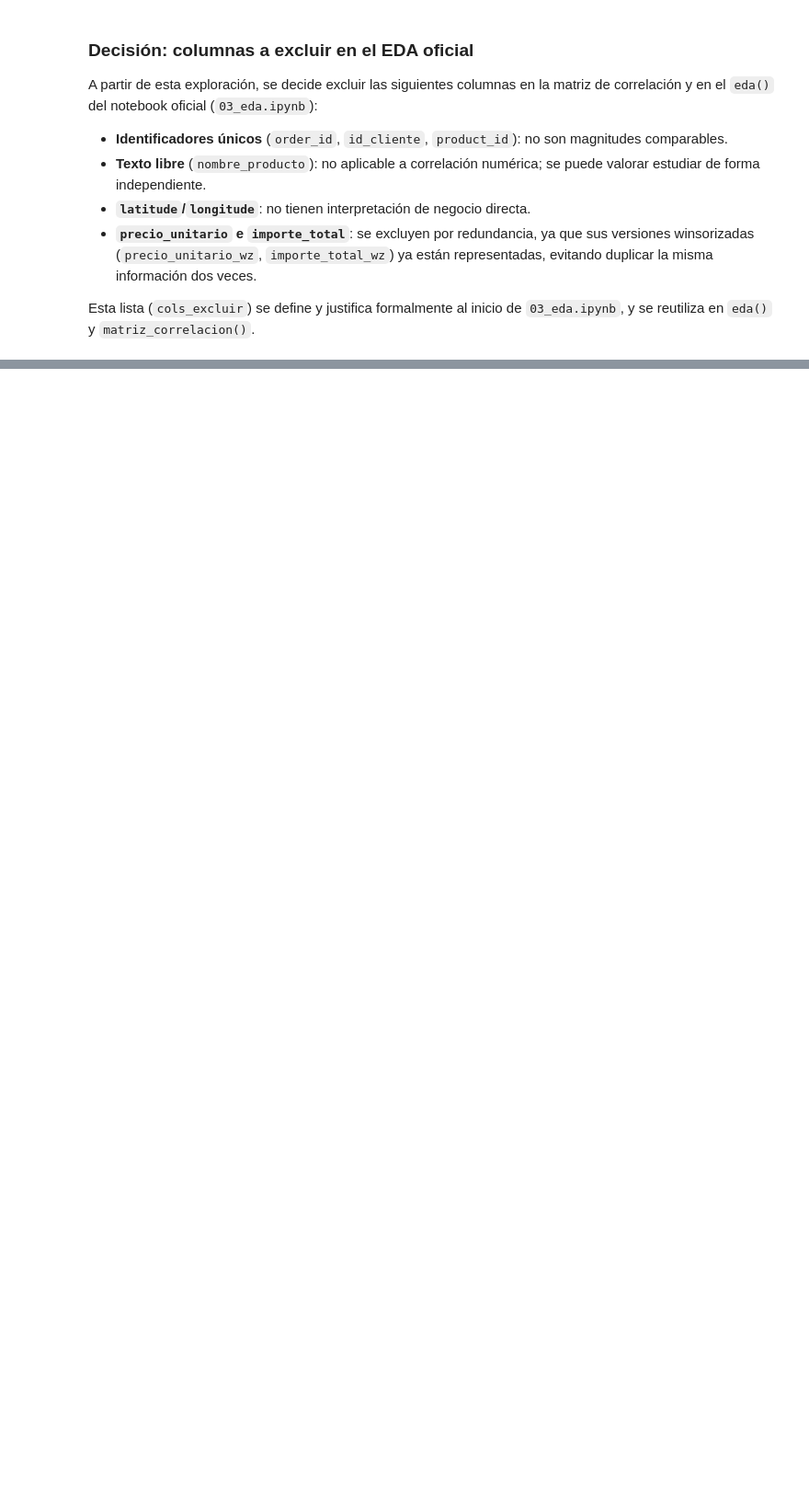
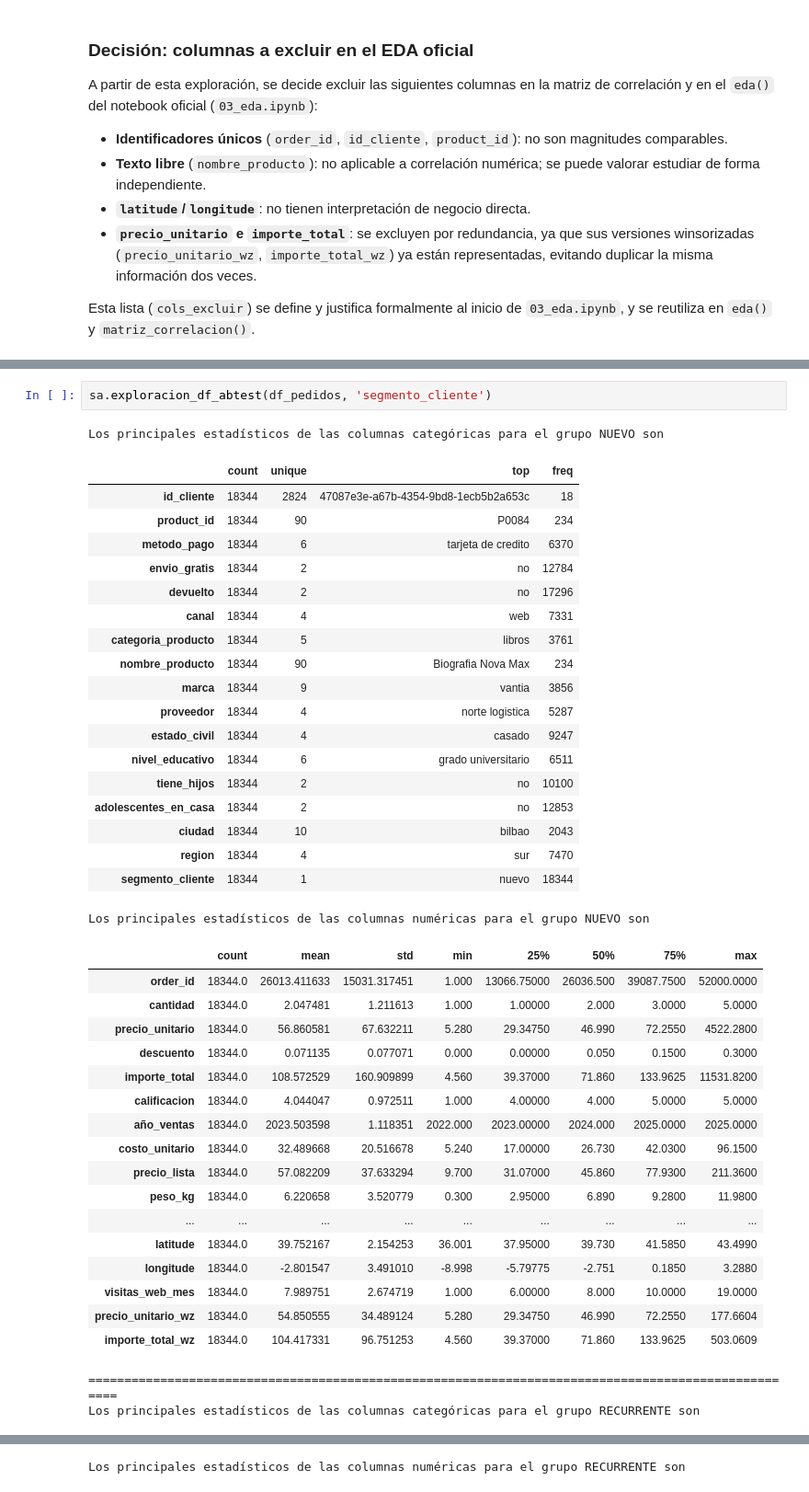
Before and after one commit to FM-Luque/4.DataProyect_Proyecto_Final, a Jupyter notebook: notebooks/00_exploracion_consultas.ipynb, the cells around one changed output, grey strips where cells are left out. Shown at 92% size. Saved outputs shown, nothing was run; the diff lists cells and outputs as text; blank space fills up the shorter version.

```diff
--- a/notebooks/00_eda_borrador.ipynb
+++ b/notebooks/00_exploracion_consultas.ipynb
@@ -85,0 +240,42 @@ Esta lista (`cols_excluir`) se define y justifica formalmente al inicio de
+# %%
+sa.exploracion_df_abtest(df_pedidos, 'segmento_cliente')
+# %% [output]
+Los principales estadísticos de las columnas categóricas para el grupo NUEVO son
+|  | count | unique | top | freq |
+| id_cliente | 18344 | 2824 | 47087e3e-a67b-4354-9bd8-1ecb5b2a653c | 18 |
+| product_id | 18344 | 90 | P0084 | 234 |
+| metodo_pago | 18344 | 6 | tarjeta de credito | 6370 |
+| envio_gratis | 18344 | 2 | no | 12784 |
+| devuelto | 18344 | 2 | no | 17296 |
+| canal | 18344 | 4 | web | 7331 |
+| categoria_producto | 18344 | 5 | libros | 3761 |
+| nombre_producto | 18344 | 90 | Biografia Nova Max | 234 |
+| marca | 18344 | 9 | vantia | 3856 |
+| proveedor | 18344 | 4 | norte logistica | 5287 |
+| estado_civil | 18344 | 4 | casado | 9247 |
+| nivel_educativo | 18344 | 6 | grado universitario | 6511 |
+| tiene_hijos | 18344 | 2 | no | 10100 |
+| adolescentes_en_casa | 18344 | 2 | no | 12853 |
+| ciudad | 18344 | 10 | bilbao | 2043 |
+| region | 18344 | 4 | sur | 7470 |
+| segmento_cliente | 18344 | 1 | nuevo | 18344 |
+Los principales estadísticos de las columnas numéricas para el grupo NUEVO son
+|  | count | mean | std | min | 25% | 50% | 75% | max |
+| order_id | 18344.0 | 26013.411633 | 15031.317451 | 1.000 | 13066.75000 | 26036.500 | 39087.7500 | 52000.0000 |
+| cantidad | 18344.0 | 2.047481 | 1.211613 | 1.000 | 1.00000 | 2.000 | 3.0000 | 5.0000 |
+| precio_unitario | 18344.0 | 56.860581 | 67.632211 | 5.280 | 29.34750 | 46.990 | 72.2550 | 4522.2800 |
+| descuento | 18344.0 | 0.071135 | 0.077071 | 0.000 | 0.00000 | 0.050 | 0.1500 | 0.3000 |
+| importe_total | 18344.0 | 108.572529 | 160.909899 | 4.560 | 39.37000 | 71.860 | 133.9625 | 11531.8200 |
+| calificacion | 18344.0 | 4.044047 | 0.972511 | 1.000 | 4.00000 | 4.000 | 5.0000 | 5.0000 |
+| año_ventas | 18344.0 | 2023.503598 | 1.118351 | 2022.000 | 2023.00000 | 2024.000 | 2025.0000 | 2025.0000 |
+| costo_unitario | 18344.0 | 32.489668 | 20.516678 | 5.240 | 17.00000 | 26.730 | 42.0300 | 96.1500 |
+| precio_lista | 18344.0 | 57.082209 | 37.633294 | 9.700 | 31.07000 | 45.860 | 77.9300 | 211.3600 |
+| peso_kg | 18344.0 | 6.220658 | 3.520779 | 0.300 | 2.95000 | 6.890 | 9.2800 | 11.9800 |
+| ... | ... | ... | ... | ... | ... | ... | ... | ... |
+| latitude | 18344.0 | 39.752167 | 2.154253 | 36.001 | 37.95000 | 39.730 | 41.5850 | 43.4990 |
+| longitude | 18344.0 | -2.801547 | 3.491010 | -8.998 | -5.79775 | -2.751 | 0.1850 | 3.2880 |
+| visitas_web_mes | 18344.0 | 7.989751 | 2.674719 | 1.000 | 6.00000 | 8.000 | 10.0000 | 19.0000 |
+| precio_unitario_wz | 18344.0 | 54.850555 | 34.489124 | 5.280 | 29.34750 | 46.990 | 72.2550 | 177.6604 |
+| importe_total_wz | 18344.0 | 104.417331 | 96.751253 | 4.560 | 39.37000 | 71.860 | 133.9625 | 503.0609 |
+====================================================================================================
+Los principales estadísticos de las columnas categóricas para el grupo RECURRENTE son
@@ -85,0 +300 @@ Esta lista (`cols_excluir`) se define y justifica formalmente al inicio de
+Los principales estadísticos de las columnas numéricas para el grupo RECURRENTE son
```
Also changed, not shown: parts of 7 cells of this notebook, 2 other files.
